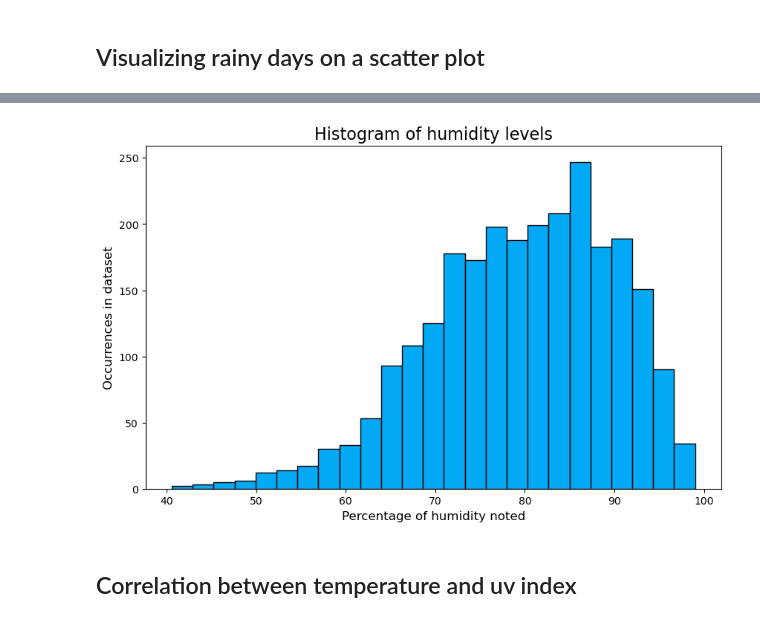
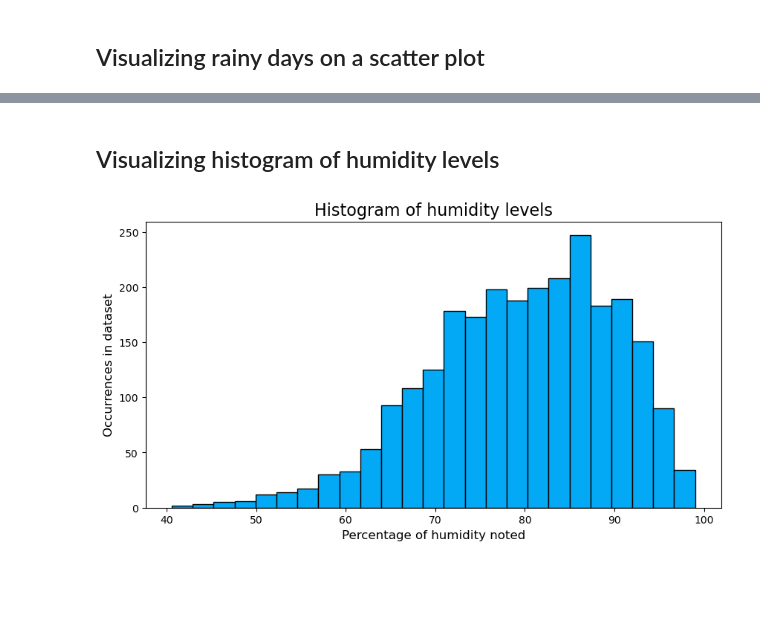
Before and after one commit to ODondalski/WeatherPatterns, a Jupyter notebook: weather.ipynb, the cells around one changed output, grey strips where cells are left out. Saved outputs shown, nothing was run; the diff lists cells and outputs as text; code cells hidden in the pictures; blank space fills up the shorter version.

```diff
--- a/weather.ipynb
+++ b/weather.ipynb
@@ -190,11 +188,11 @@ Percentage of snowy days in Gdansk: 8.0%
+# %% [markdown]
+## Visualizing histogram of humidity levels
 # %%
-plt.figure(figsize=(10, 6))
+plt.figure(figsize=(10, 5))
 plt.hist(data['humidity'], color='#03A9F4', bins=25, ec='black')
 plt.xlabel('Percentage of humidity noted', fontsize=12)
 plt.ylabel('Occurrences in dataset', fontsize=12)
 plt.title('Histogram of humidity levels', fontsize=16)
 plt.show()
 # %% [output]
-[figure, old version]
+[figure, new version]
-# %% [markdown]
-## Correlation between temperature and uv index
```
Also changed, not shown: parts of 22 cells of this notebook.
